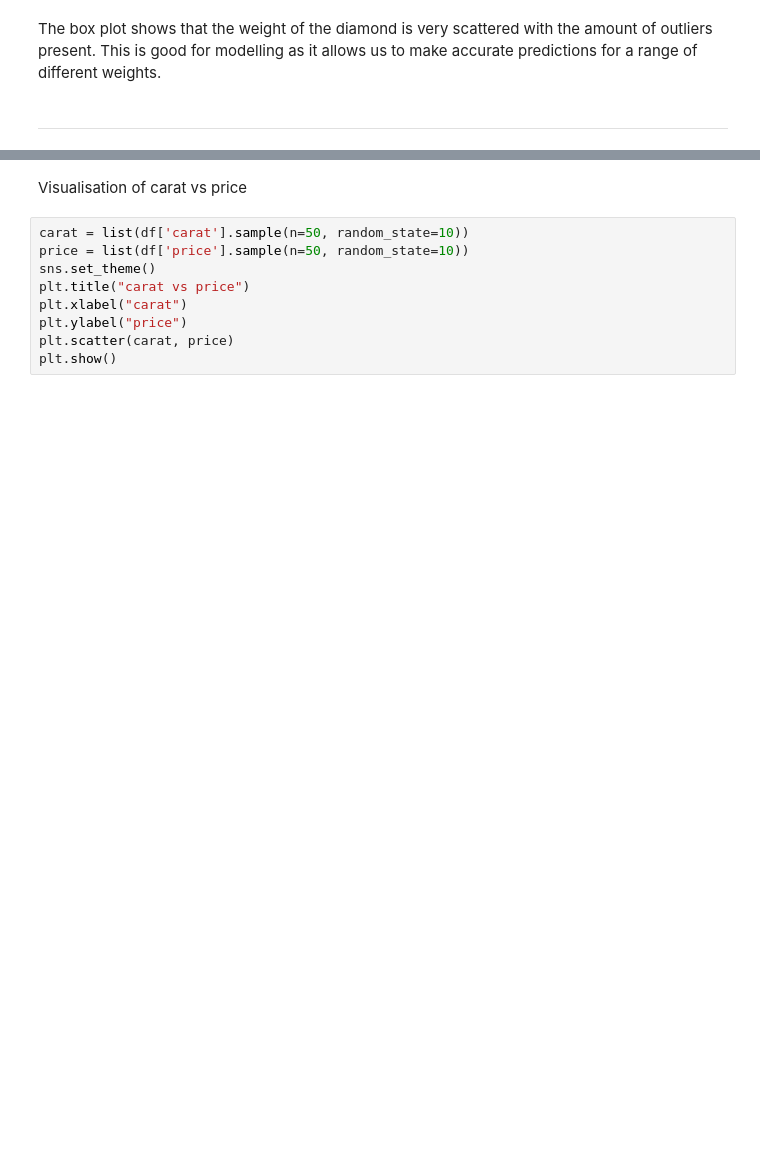
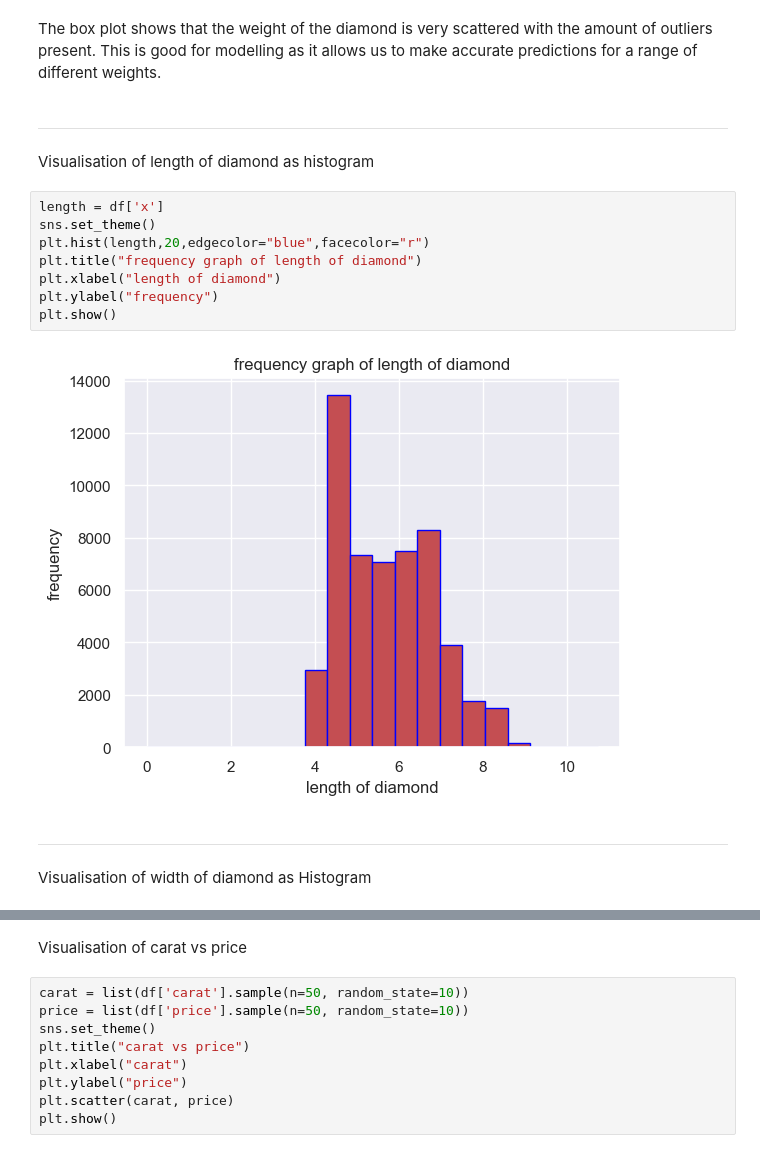
Before and after one commit to ritizzzz/math-phase1, a Jupyter notebook: phase1.ipynb, the cells around one changed output, grey strips where cells are left out. Drawn from its saved outputs; the diff is of its cells as text; blank space fills up the shorter version.

```diff
--- a/phase1.ipynb
+++ b/phase1.ipynb
@@ -253,3 +253,19 @@ Text(0.5, 1.0, 'Box Plot of weight of diamond')
 The box plot shows that the weight of the diamond is very scattered with the amount of outliers present. This is good for modelling as it allows us to make accurate predictions for a range of different weights.
 # %% [markdown]
 ___
+# %% [markdown]
+Visualisation of length of diamond as histogram
+# %%
+length = df['x']
+sns.set_theme()
+plt.hist(length,20,edgecolor="blue",facecolor="r")
+plt.title("frequency graph of length of diamond")
+plt.xlabel("length of diamond")
+plt.ylabel("frequency")
+plt.show()
+# %% [output]
+[figure, added]
+# %% [markdown]
+___
+# %% [markdown]
+Visualisation of width of diamond as Histogram
```
Also changed, not shown: parts of 14 cells of this notebook.
